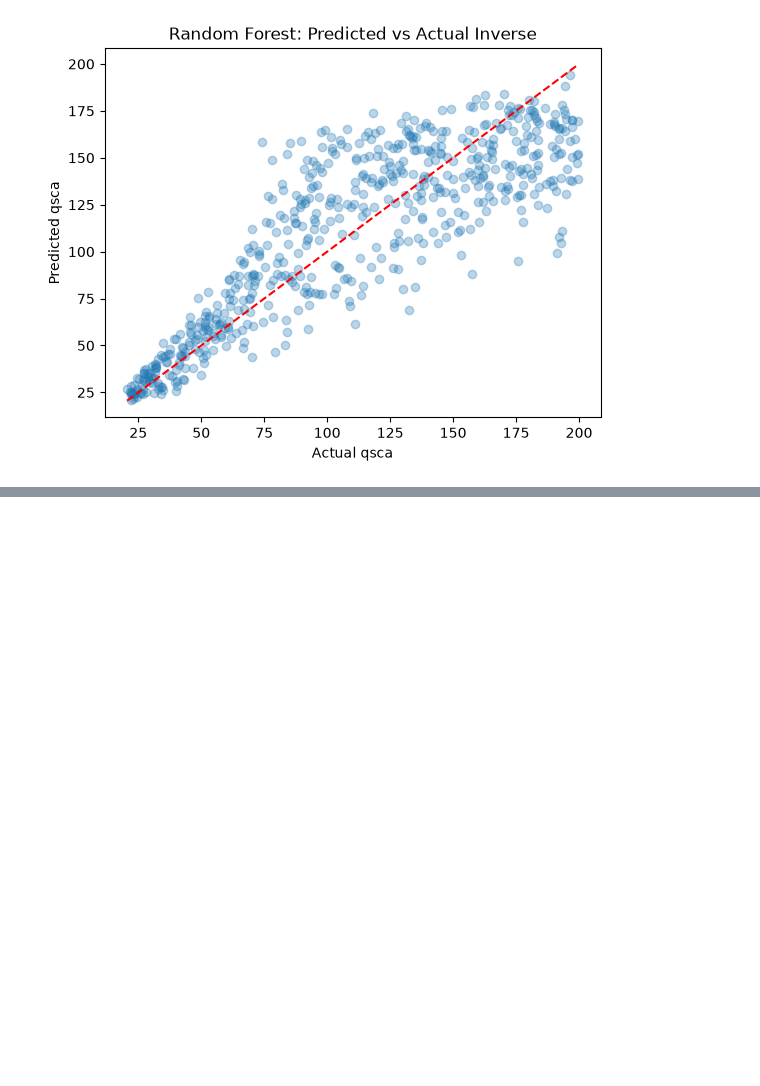
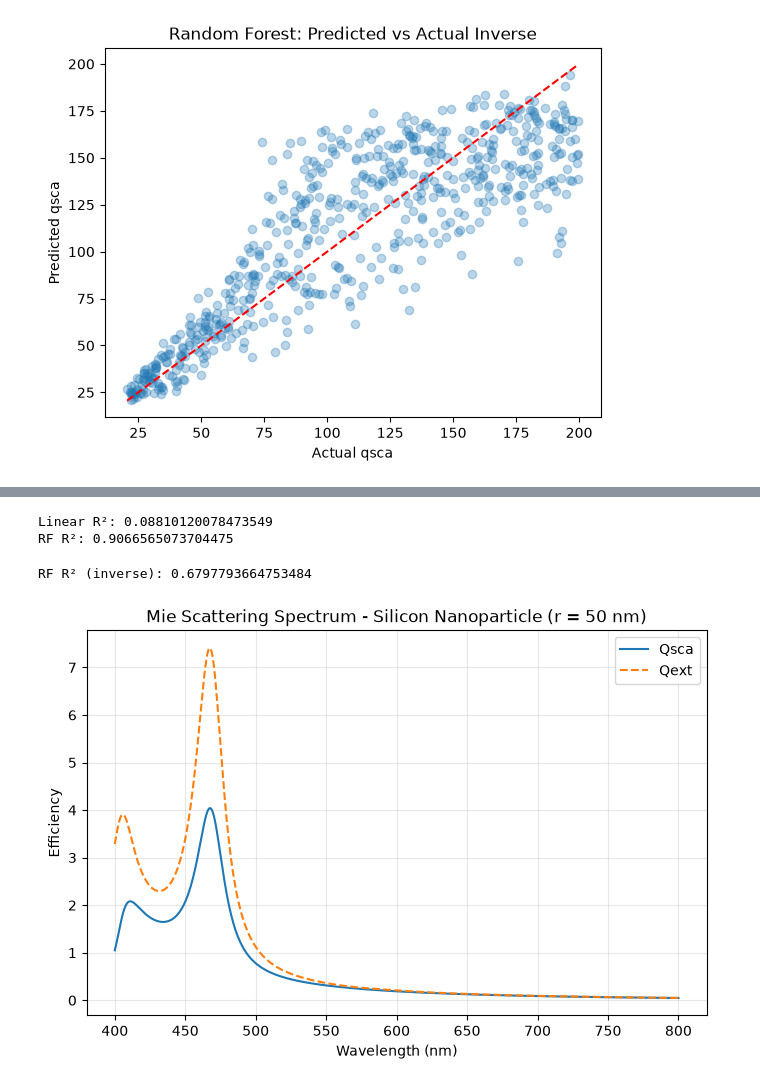
Before and after one commit to gummymule/mie-scatt-forward-predict, a Jupyter notebook: index.ipynb, the cells around one changed output, grey strips where cells are left out. Drawn from its saved outputs; the diff is of its cells as text; code cells hidden in the pictures; blank space fills up the shorter version.

```diff
--- a/index.ipynb
+++ b/index.ipynb
@@ -112,3 +117,21 @@ plt.title("Random Forest: Predicted vs Actual Inverse")
 # %% [output]
 Text(0.5, 1.0, 'Random Forest: Predicted vs Actual Inverse')
 [figure]
+# %%
+import pandas as pd
+import numpy as np
+from scipy.interpolate import interp1d
+import miepython as mie
+
+def load_nk_refractiveindex(path):
+  with open(path) as f:
+    content = f.read()
+
+  blocks = content.strip().split("\n\n")
+  n_df = pd.read_csv(pd.io.common.StringIO(blocks[0]))
+  k_df = pd.read_csv(pd.io.common.StringIO(blocks[1]))
+  n_interp = interp1d(n_df["wl"], n_df["n"], kind="cubic")
+  k_interp = interp1d(k_df["wl"], k_df["k"], kind="cubic")
+  return n_interp, k_interp
+
+n_interp_si, k_interp_si = load_nk_refractiveindex("Aspnes.csv")
@@ -114,0 +193,56 @@ Text(0.5, 1.0, 'Random Forest: Predicted vs Actual Inverse')
+# %%
+from sklearn.linear_model import LinearRegression
+from sklearn.ensemble import RandomForestRegressor
+from sklearn.metrics import r2_score
+
+lr = LinearRegression().fit(X_train_scaled, y_train)
+pred_lr = lr.predict(X_test_scaled)
+print("Linear R²:", r2_score(y_test, pred_lr))
+
+rf = RandomForestRegressor(n_estimators=300, random_state=42).fit(X_train_scaled, y_train)
+pred_rf = rf.predict(X_test_scaled)
+print("RF R²:", r2_score(y_test, pred_rf))
+# %% [output]
+Linear R²: 0.08810120078473549
+RF R²: 0.9066565073704475
+# %%
+X_inv = df[["wavelength_nm", "qsca"]]
+y_inv = df["radius_nm"]
+
+X_train_i, X_test_i, y_train_i, y_test_i = train_test_split(X_inv, y_inv, test_size=0.2, random_state=42)
+
+scaler_inv = StandardScaler()
+X_train_i_scaled = scaler_inv.fit_transform(X_train_i)
+X_test_i_scaled = scaler_inv.transform(X_test_i)
+
+rf_inv = RandomForestRegressor(n_estimators=300, random_state=42).fit(X_train_i_scaled, y_train_i)
+pred_inv = rf_inv.predict(X_test_i_scaled)
+print("RF R² (inverse):", r2_score(y_test_i, pred_inv))
+# %% [output]
+RF R² (inverse): 0.6797793664753484
+# %%
+import numpy as np
+import miepython as mie
+import matplotlib.pyplot as plt
+
+radius_fixed = 50
+diameter_fixed = 2 * radius_fixed
+
+wavelength_sweep = np.linspace(400, 800, 500)
+
+wl_um_sweep = wavelength_sweep / 1000
+m_sweep = n_interp_si(wl_um_sweep) - 1j * k_interp_si(wl_um_sweep)
+
+qext_sweep, qsca_sweep, qback_sweep, g_sweep = mie.efficiencies(m_sweep, diameter_fixed, wavelength_sweep)
+# %%
+plt.figure(figsize=(8, 5))
+plt.plot(wavelength_sweep, qsca_sweep, label="Qsca")
+plt.plot(wavelength_sweep, qext_sweep, label="Qext", linestyle='--')
+plt.xlabel("Wavelength (nm)")
+plt.ylabel("Efficiency")
+plt.title(f"Mie Scattering Spectrum - Silicon Nanoparticle (r = {radius_fixed} nm)")
+plt.legend()
+plt.grid(alpha=0.3)
+plt.show()
+# %% [output]
+[figure, added]
```
Also changed, not shown: parts of 10 cells of this notebook, 2 other files.
